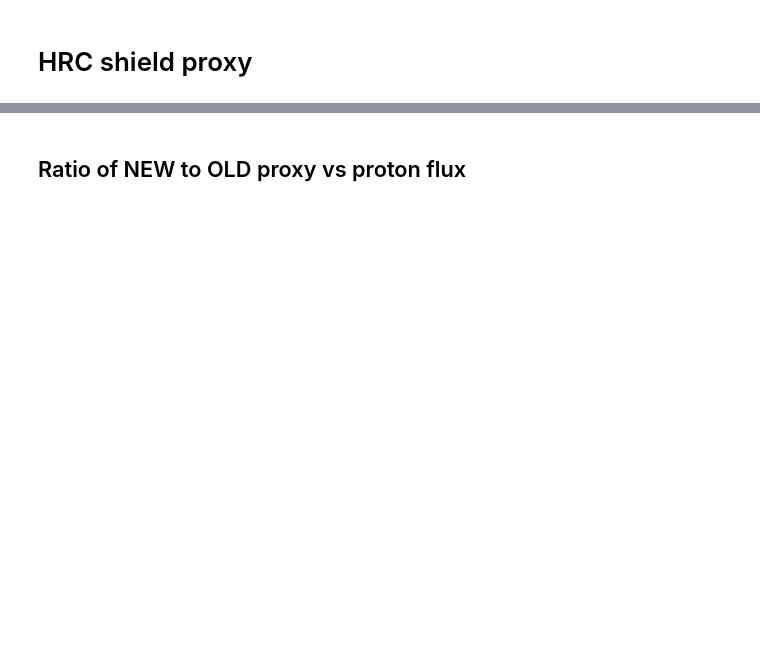
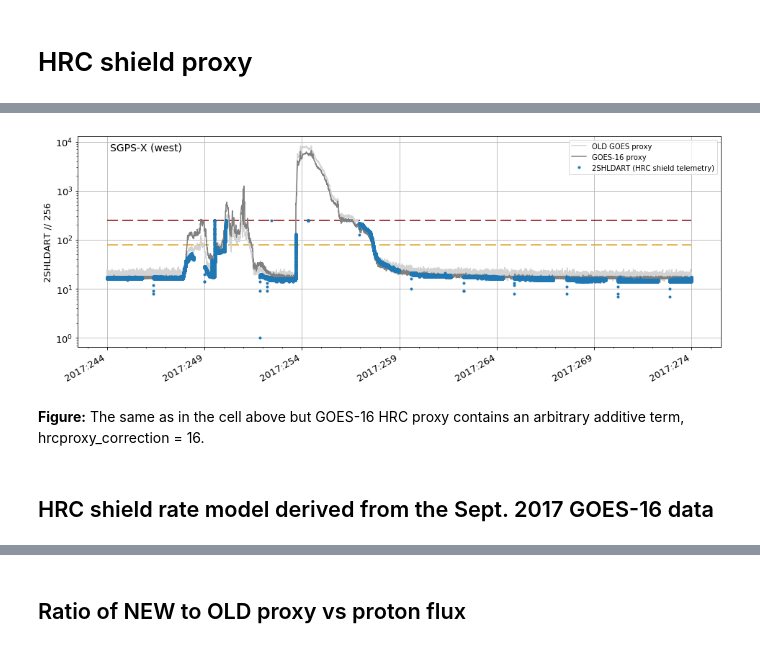
Before and after one commit to chandra-mta/mtanb, a Jupyter notebook: g16-hrc-proxy/flare-2017-HRC-shield-proxy-calibration.ipynb, the cells around one changed output, grey strips where cells are left out. Cells and saved outputs as stored; diff of their text form; code cells hidden in the pictures; blank space fills up the shorter version.

```diff
--- a/g16-hrc-proxy/flare-2017-HRC-shield-proxy-calibration.ipynb
+++ b/g16-hrc-proxy/flare-2017-HRC-shield-proxy-calibration.ipynb
@@ -268,11 +307,17 @@ goes_arc = get_arc_goes_data()
 # %%
-# time filters for GOES data archived through Replan Central
-arc2017_flt = (goes_arc['hrc_shield'] > 0.1) & \
-              (goes_arc['secs'] > DateTime(FLARE_START_TIME).secs) & \
-              (goes_arc['secs'] < DateTime(FLARE_END_TIME).secs)
+# Time filters for GOES data archived through arc a.k.a Replan Central
 
-arc2021_flt = (goes_arc['hrc_shield'] > 0.1) & (goes_arc['secs'] > DateTime('2021:001').secs)
+# September 2017, X-class flare
+arc2017_flt = (arc_goes['hrc_shield'] > 0.1) & \
+              (arc_goes['secs'] > DateTime(FLARE_START_TIME).secs) & \
+              (arc_goes['secs'] < DateTime(FLARE_END_TIME).secs)
 
-arc2020_flt = (goes_arc['hrc_shield'] > 0.1) & \
-              (goes_arc['secs'] > DateTime('2020:329').secs) & \
-              (goes_arc['secs'] < DateTime('2020:354').secs)
+# December 2020, C-class flare
+arc2020_flt = (arc_goes['hrc_shield'] > 0.1) & \
+              (arc_goes['secs'] > DateTime('2020:329').secs) & \
+              (arc_goes['secs'] < DateTime('2020:354').secs)
+
+# January 2021, quiet
+arc2021_flt = (arc_goes['hrc_shield'] > 0.1) & \
+              (arc_goes['secs'] > DateTime('2021:001').secs) &\
+              (arc_goes['secs'] < DateTime('2021:031').secs)
@@ -306,13 +341,12 @@ __Figure:__ The 2017 strong flare observed with an old generation GOES satellite
 # %% [markdown]
 Confirming that GOES-16 levels in those three channels before and after the flare are in agreement with the levels observed in Jan 2021:
 # %%
-chans = {5: 'p5', 7: 'p7', 8: 'p8a'}
-for key in chans.keys():
-    print(chan_label_g16[key],
+for key in CHANS_G16_PROXY.keys():
+    print(CHAN_LABEL_G16[key],
           # Mean of 100 samples before the 2017 flare
           np.mean(ProtonFluxes[:, k, key][:100]),
           # Mean of 100 samples after the 2017 flare
           np.mean(ProtonFluxes[:, k, key][-100:]),
           # Mean of samples in Jan 2021
-          np.mean(goes_arc[chans[key]][arc2021_flt]))
+          np.mean(arc_goes[CHANS_G16_PROXY[key].lower()][arc2021_flt]))
 # %% [output]
@@ -563,0 +412,11 @@ __Figure:__ GOES-16 HRC proxy (linear combination of GOES-16 channels with old c
+# %%
+hrcproxy_correction = 16
+
+plt.figure(figsize=[16, 6])
+plot_old_new_proxy(k, arc2017_flt, HRCProxy_2017, hrcproxy_correction, shld2017)
+# %% [output]
+[figure, added]
+# %% [markdown]
+__Figure:__ The same as in the cell above but GOES-16 HRC proxy contains an arbitrary additive term, hrcproxy_correction = 16.
+# %% [markdown]
+## HRC shield rate model derived from the Sept. 2017 GOES-16 data
```
Also changed, not shown: parts of 75 cells of this notebook.
